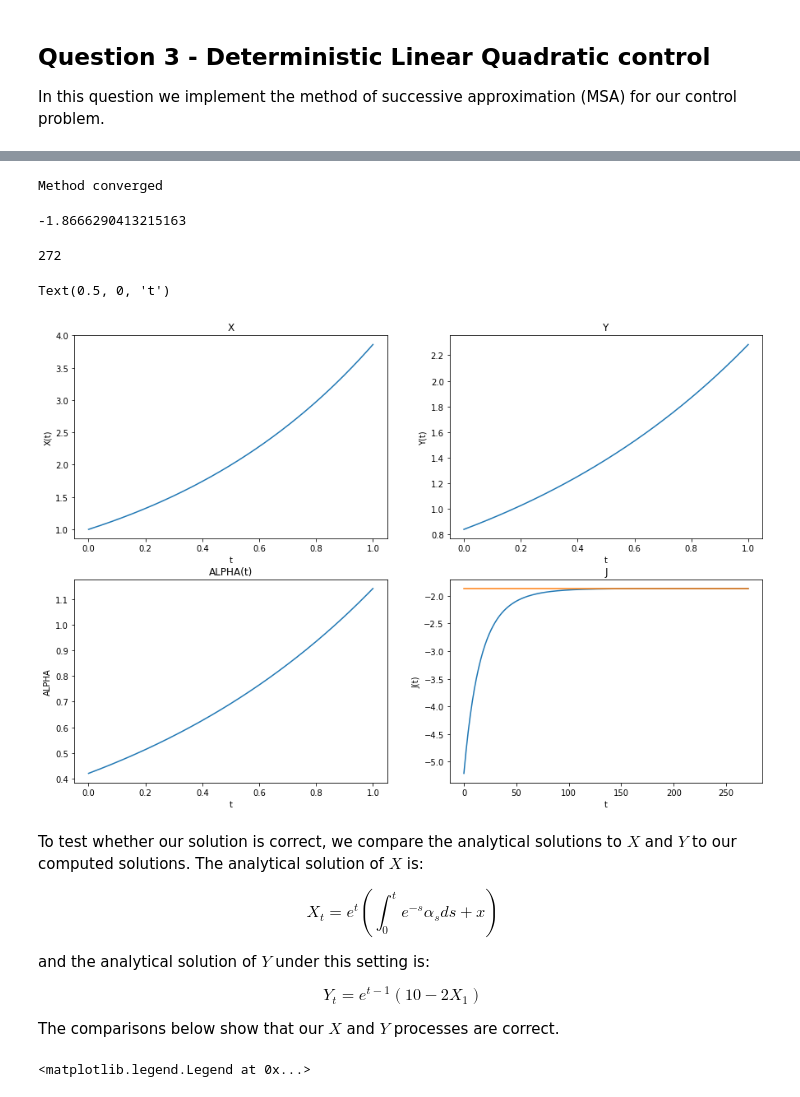
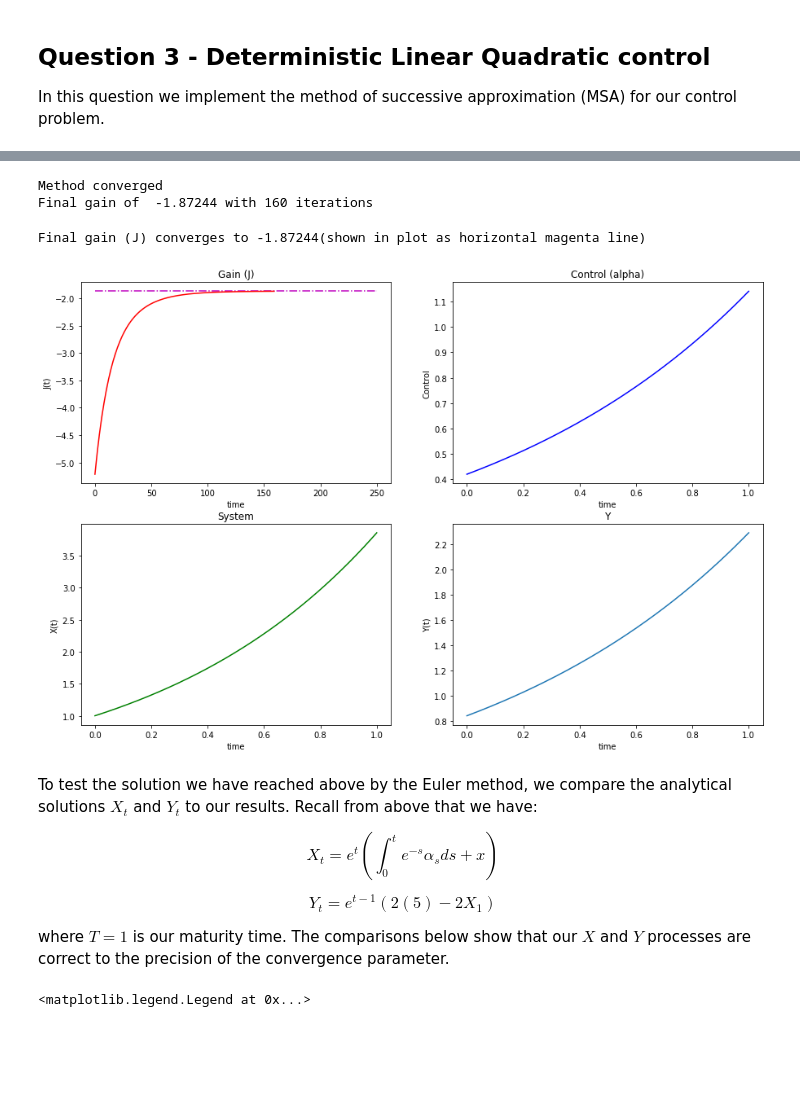
Before and after one commit to s2133934/SCDAA_CW_2021, a Jupyter notebook: notebook.ipynb, the cells around one changed output, grey strips where cells are left out. Cells and saved outputs as stored; diff of their text form; code cells hidden in the pictures; blank space fills up the shorter version.

```diff
--- a/notebook.ipynb
+++ b/notebook.ipynb
@@ -651,11 +658,11 @@ def Linear_quadratic_control(T, N, x, y, epsilon, alpha, delta, max_iterations):
 
         iteration = iteration + 1
 # %%
-N_time = 5000 #20 # Number of timesteps in each trajectory
+N_time = 2000 #20 # Number of timesteps in each trajectory
 T = 1 #maturity time
 dt = T / (N_time-1)
 delta = 0.01#0.02
-epsilon = 0.000001#1e-5
+epsilon = 0.0001#1e-5
 gain = float('-inf')# big negative number
 time_steps = np.linspace(0,T,N_time) # time_steps
 max_iterations = 300
@@ -665,47 +672,46 @@ y = np.ones(N_time)
 alpha = np.zeros(N_time)#np.ones(N_time)
 
 J, J_actual, iteration, X, Y,alphas = Linear_quadratic_control(T, N_time, x, y, epsilon, alpha, delta, max_iterations)
+print('Final gain of ', round(J_actual,5), 'with', iteration, 'iterations')
 # %% [output]
 Method converged
+Final gain of  -1.87244 with 160 iterations
-# %%
-print(J_actual)
-iteration
-# %% [output]
--1.8666290413215163
-272
-# %%
-x = np.linspace(0,1,N_time)
-
-fig, ax = plt.subplots(nrows = 2, ncols = 2, figsize=(15,10))
-
-ax[0,0].plot(x, X)
-ax[0,0].set_title('X')
-ax[0,0].set_ylabel('X(t)')
-ax[0,0].set_xlabel('t')
-ax[0,1].plot(x, Y)
-ax[0,1].set_title('Y')
-ax[0,1].set_ylabel('Y(t)')
-ax[0,1].set_xlabel('t')
-ax[1,0].plot(x, alphas)
-ax[1,0].set_title('ALPHA(t)')
-ax[1,0].set_ylabel('ALPHA')
-ax[1,0].set_xlabel('t')
-ax[1,1].plot(np.arange(len(J)), J)
-ax[1,1].plot(np.arange(len(J)), np.full((len(J)),J[-1]))
-ax[1,1].set_title('J')
-ax[1,1].set_ylabel('J(t)')
-ax[1,1].set_xlabel('t')
-# %% [output]
-Text(0.5, 0, 't')
-[figure, removed]
+# %%
+x = np.linspace(0,1,N_time) # time grid for plots
+# Subplot, one each for Gain, Control, X(system) and Y
+fig, axis = plt.subplots(2,2, figsize=(15,10))
+axis[0,0].plot(list(range(len(J))), J, color = 'r')
+axis[0,0].hlines(max(J),0,250, linestyles='dashdot', colors='m')
+axis[0,0].set_title('Gain (J)')
+axis[0,0].set_ylabel('J(t)')
+axis[0,0].set_xlabel('time')
+
+axis[0,1].plot(x, alphas, color = 'b')
+axis[0,1].set_title('Control (alpha)')
+axis[0,1].set_ylabel('Control')
+axis[0,1].set_xlabel('time')
+
+axis[1,0].plot(x, X, color = 'g')
+axis[1,0].set_title('System')
+axis[1,0].set_ylabel('X(t)')
+axis[1,0].set_xlabel('time')
+
+axis[1,1].plot(x, Y)
+axis[1,1].set_title('Y')
+axis[1,1].set_ylabel('Y(t)')
+axis[1,1].set_xlabel('time')
+
+
+print(f'Final gain (J) converges to {(round(max(J),5))}(shown in plot as horizontal magenta line)')
+# %% [output]
+Final gain (J) converges to -1.87244(shown in plot as horizontal magenta line)
+[figure, added]
 # %% [markdown]
-To test whether our solution is correct, we compare the analytical solutions to $X$ and $Y$ to our computed solutions. The analytical solution of $X$ is:
+To test the solution we have reached above by the Euler method, we compare the analytical solutions $X_t$ and $Y_t$ to our results. Recall from above that we have:
 
 $$X_t = e^t(\int_0^te^{-s}\alpha_s ds + x)$$
 
-and the analytical solution of $Y$ under this setting is:
+$$Y_t = e^{t-1}(2(5)-2X_1)$$
 
-$$Y_t = e^{t-1}(10-2X_1)$$
-
-The comparisons below show that our $X$ and $Y$ processes are correct.
+where $T=1$ is our maturity time. The comparisons below show that our $X$ and $Y$ processes are correct to the precision of the convergence parameter.
 # %%
```
Also changed, not shown: parts of 49 cells of this notebook.
